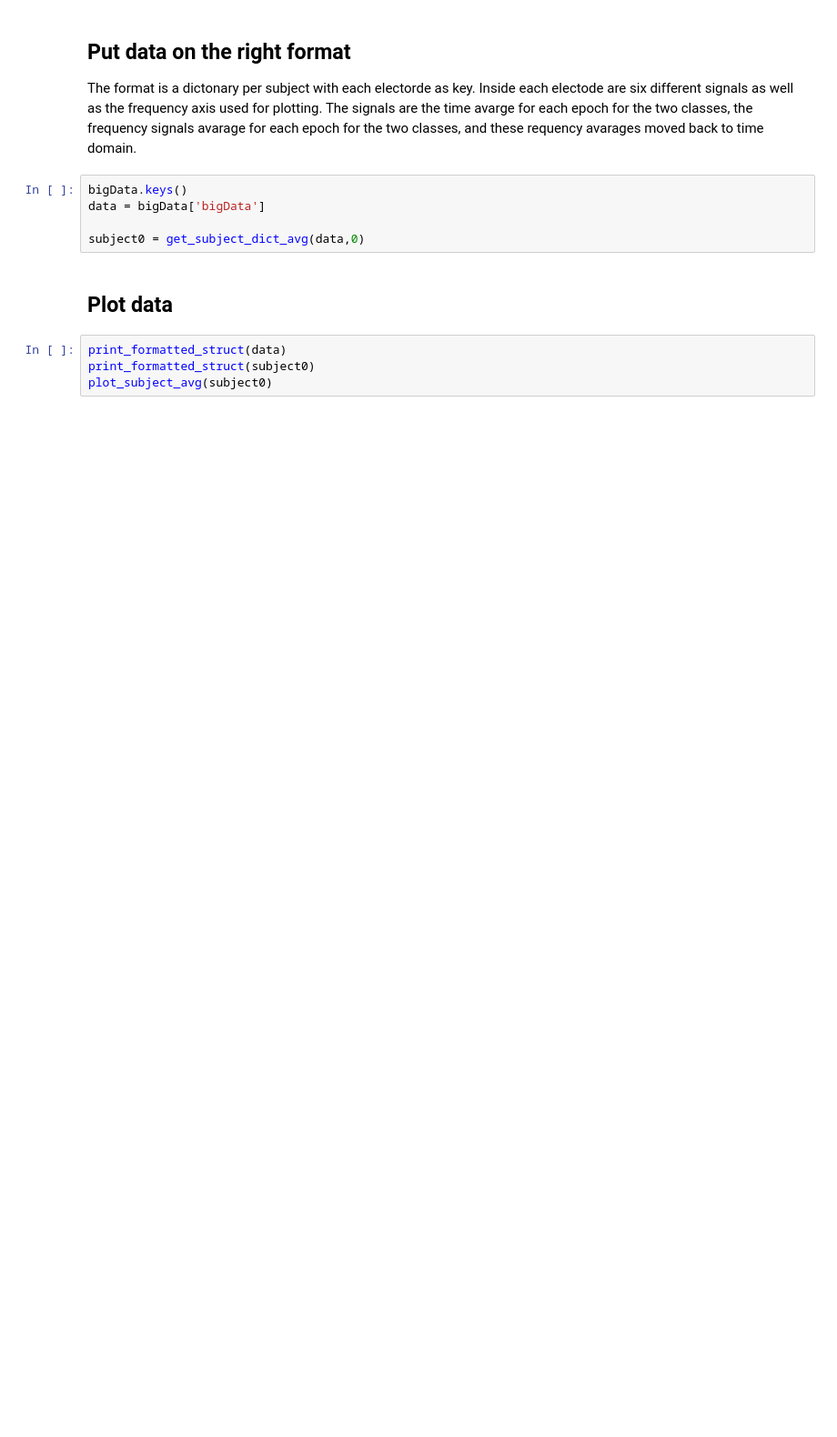
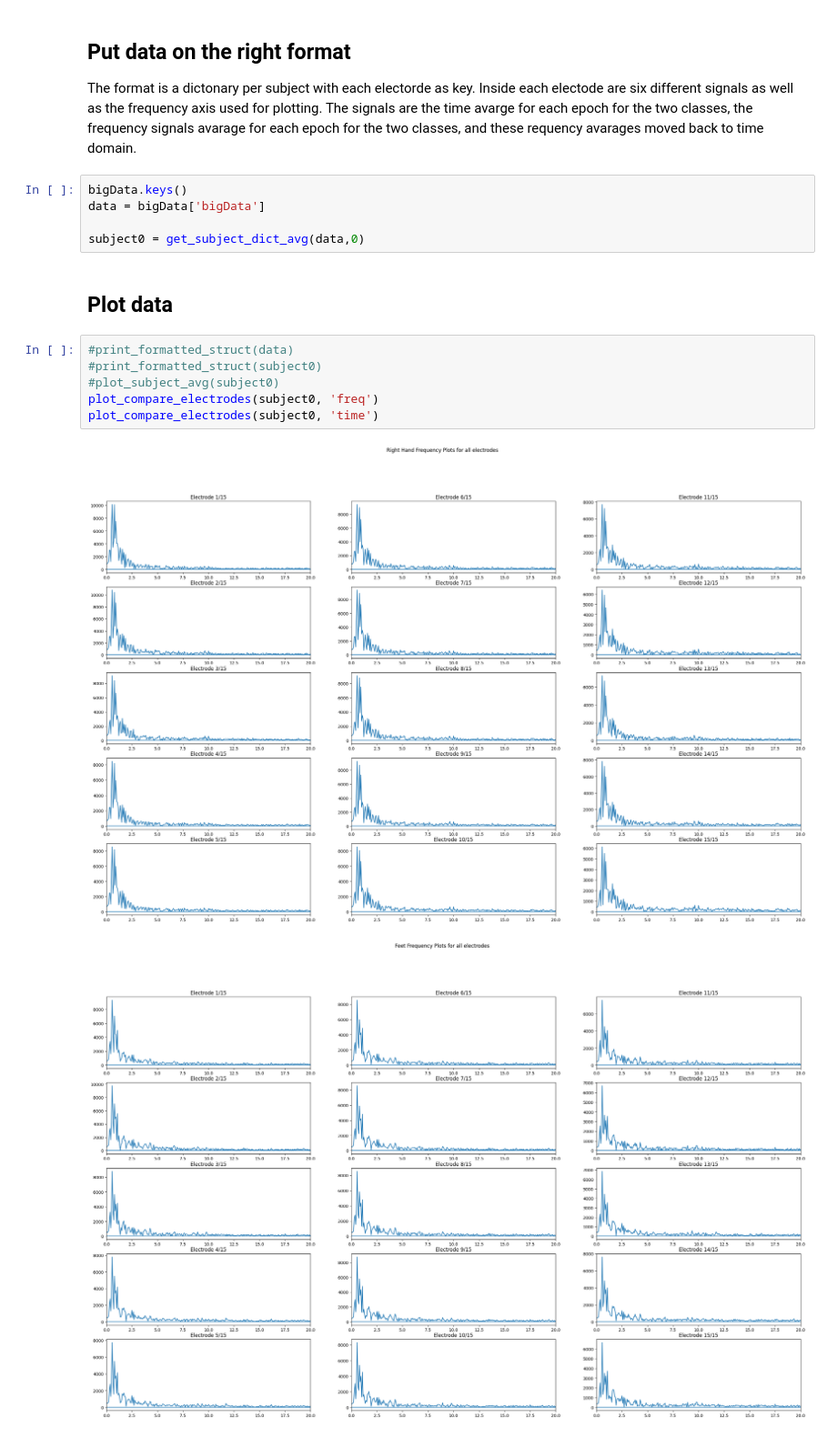
Before and after one commit to toregude/TTK7-MI-t-f-analysis, a Jupyter notebook: analisys.ipynb, the cells around one changed output. Shown at 91% size. Saved outputs shown, nothing was run; the diff lists cells and outputs as text; blank space fills up the shorter version.

Commit message:
added time freq compare plot

```diff
--- a/analisys.ipynb
+++ b/analisys.ipynb
@@ -195,6 +229,11 @@ subject0 = get_subject_dict_avg(data,0)
 # %% [markdown]
 ## Plot data
 # %%
-print_formatted_struct(data)
-print_formatted_struct(subject0)
-plot_subject_avg(subject0)
+#print_formatted_struct(data)
+#print_formatted_struct(subject0)
+#plot_subject_avg(subject0)
+plot_compare_electrodes(subject0, 'freq')
+plot_compare_electrodes(subject0, 'time')
+# %% [output]
+[figure, added]
+[figure, added]
```
Also changed, not shown: parts of 2 cells of this notebook.
